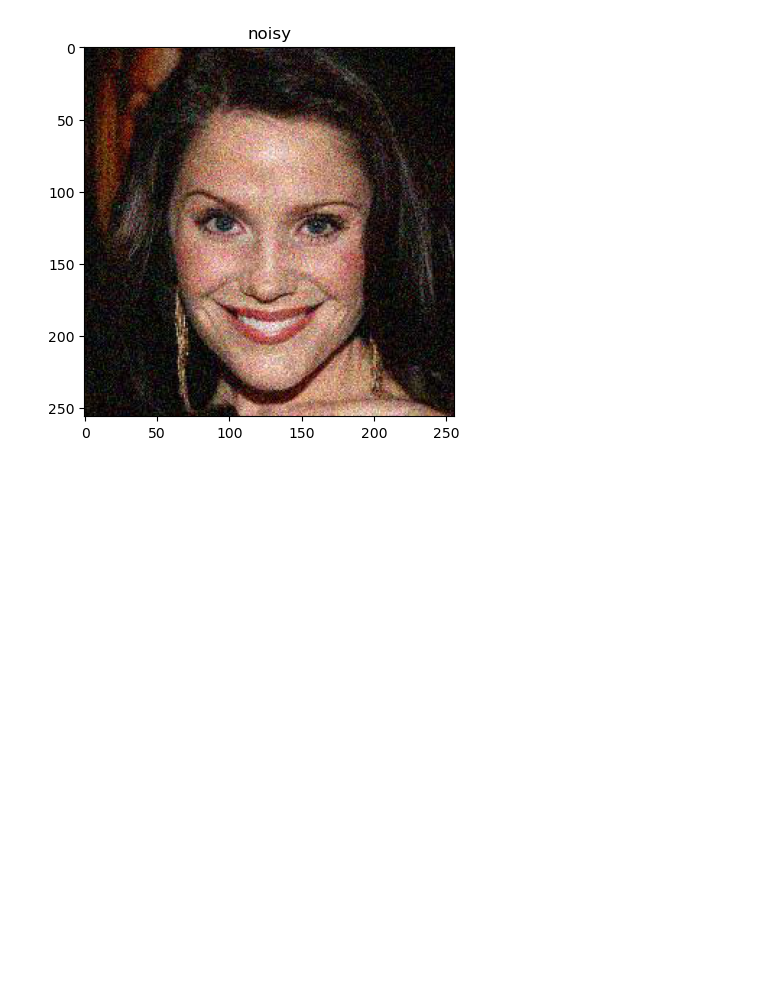
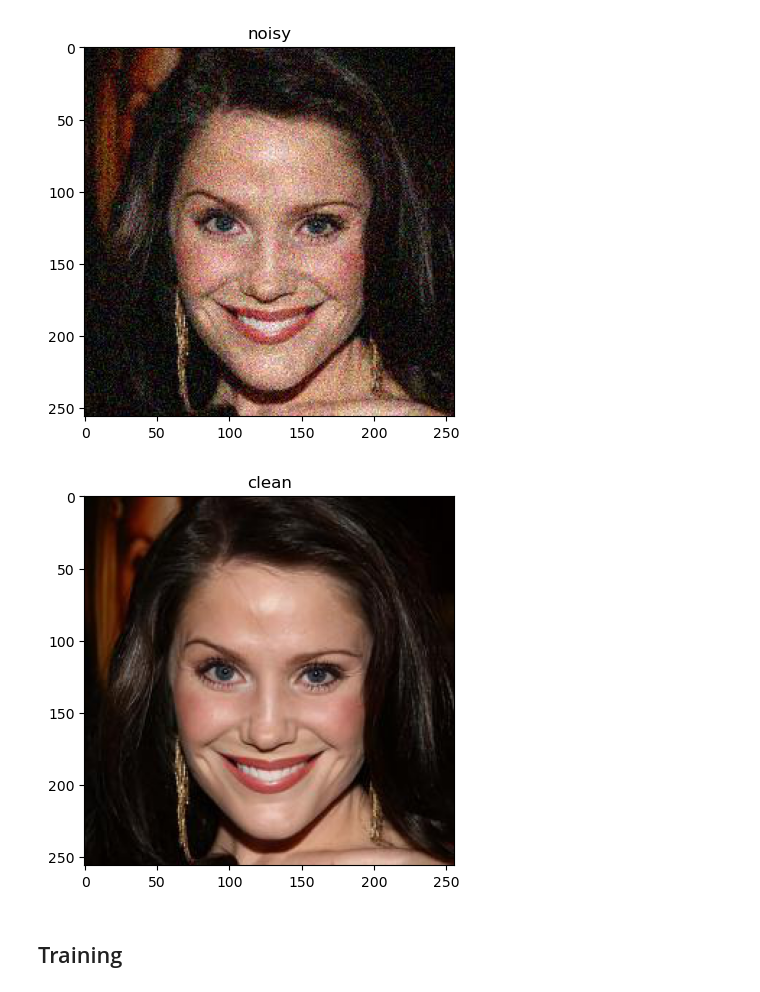
Before and after one commit to Rymoon/DUM-TV, a Jupyter notebook: dum_tv/apps/model/main___TEMP.ipynb, the cells around one changed output. Cells and saved outputs as stored; diff of their text form; code cells hidden in the pictures; blank space fills up the shorter version.

```diff
--- a/dum_tv/apps/model/main___TEMP.ipynb
+++ b/dum_tv/apps/model/main___TEMP.ipynb
@@ -85,5 +96,6 @@ plt.show()
 # %% [output]
 [figure]
 # %%
-dm = main.DenoiseDataModule(Dataset0(denoise["dataset_train"]),Dataset0(denoise["dataset_test"]),batch_size = 1)
+
+dm = main.DenoiseDataModule(denoise["dataset_train"],denoise["dataset_test"],batch_size = 1)
 # %%
@@ -96,7 +108,11 @@ plt.show()
 [figure]
 # %%
 clean_img = next(iter(dm.test_dataloader()))
-clean_img = clean_img[0].permute(1,2,0)
+clean_img = clean_img[1][0].permute(1,2,0)
 plt.title("clean")
 plt.imshow(clean_img)
 plt.show()
+# %% [output]
+[figure, added]
+# %% [markdown]
+## Training
```
Also changed, not shown: parts of 7 cells of this notebook, 8 other files.
